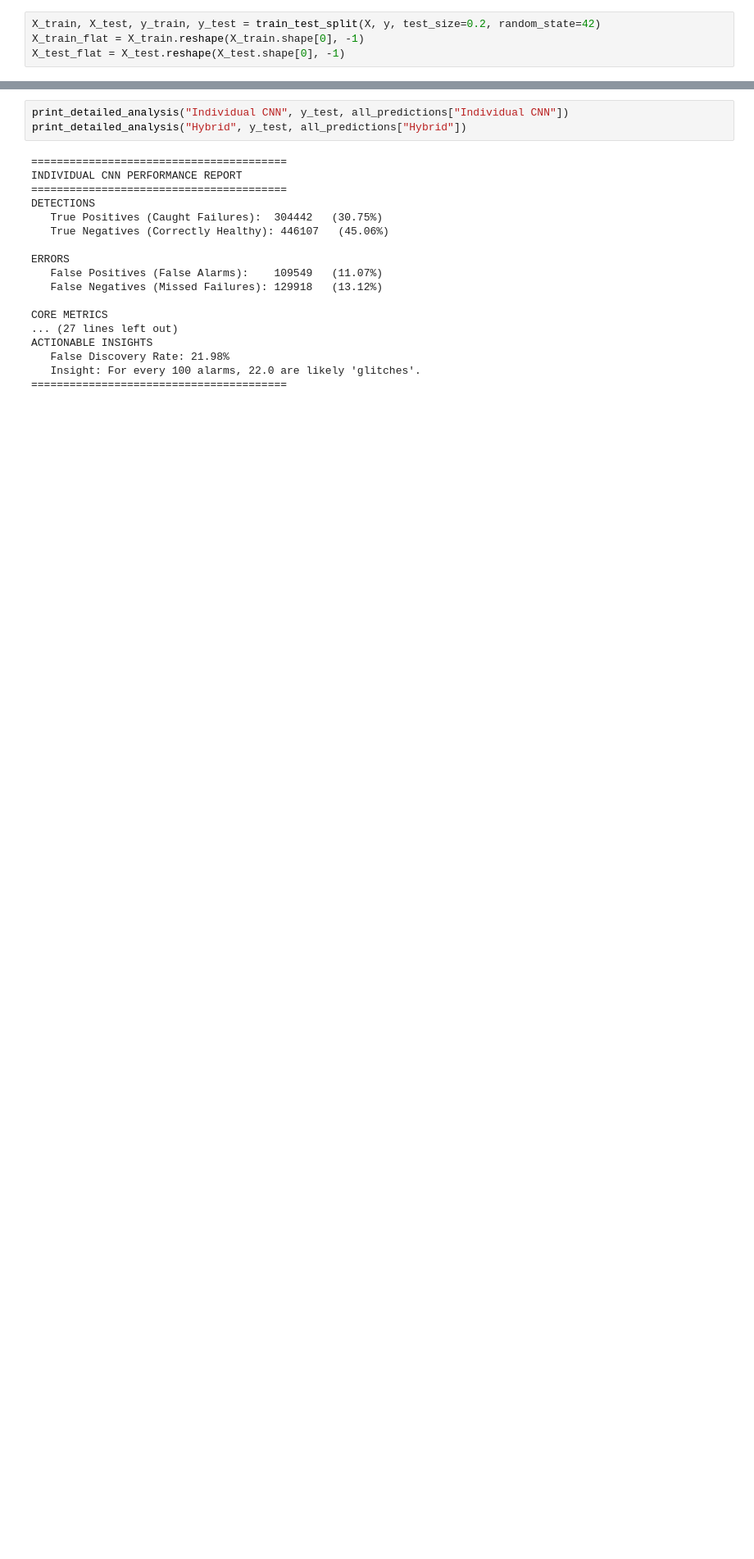
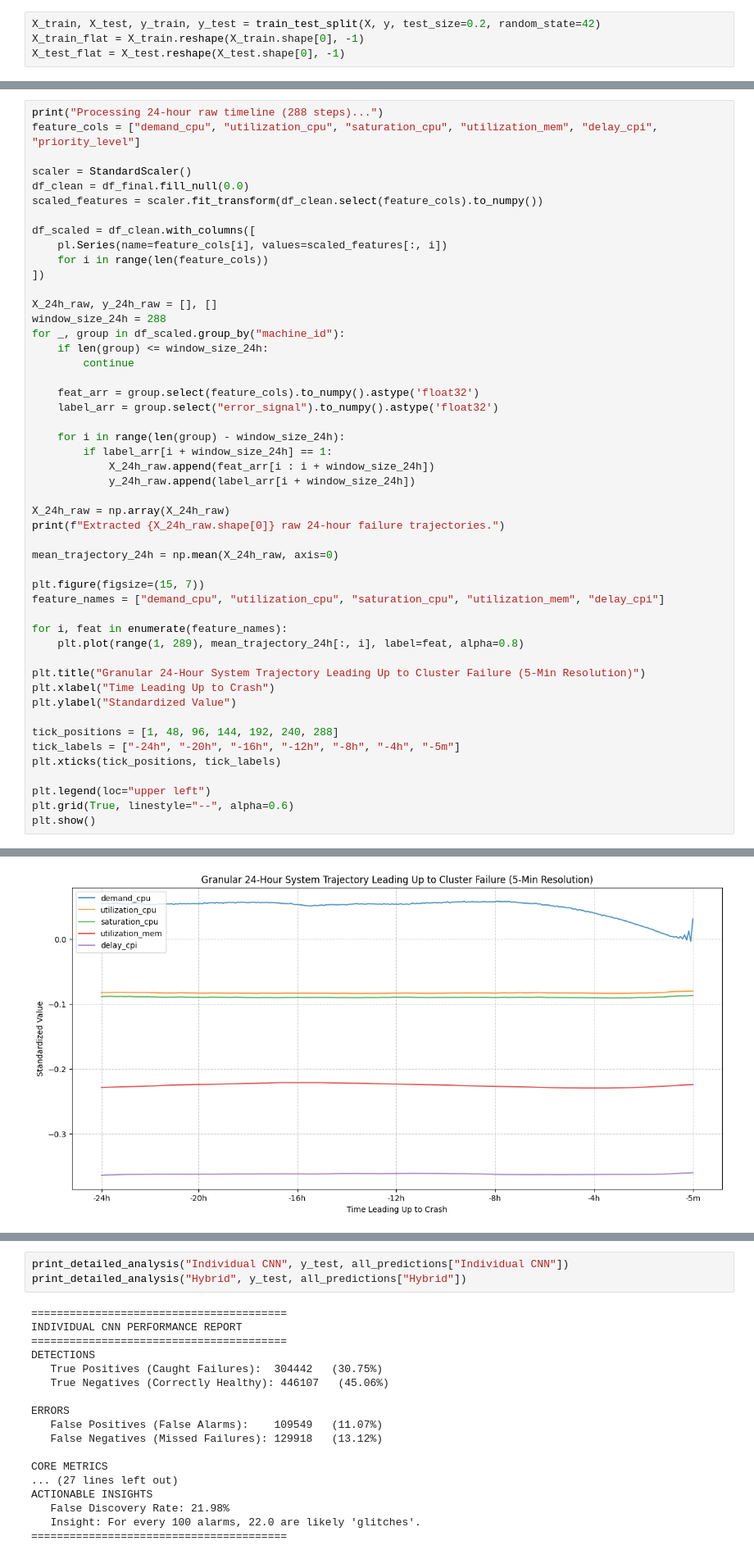
Before and after one commit to Prathik-Sabbu/System-Degradation-Predictor, a Jupyter notebook: data _cleaning.ipynb, the cells around one changed output, grey strips where cells are left out. Shown at 82% size. Cells and saved outputs as stored; diff of their text form; blank space fills up the shorter version.

```diff
--- a/data _cleaning.ipynb
+++ b/data _cleaning.ipynb
@@ -266,0 +317,50 @@ X_test_flat = X_test.reshape(X_test.shape[0], -1)
+# %%
+print("Processing 24-hour raw timeline (288 steps)...")
+feature_cols = ["demand_cpu", "utilization_cpu", "saturation_cpu", "utilization_mem", "delay_cpi", "priority_level"]
+
+scaler = StandardScaler()
+df_clean = df_final.fill_null(0.0)
+scaled_features = scaler.fit_transform(df_clean.select(feature_cols).to_numpy())
+
+df_scaled = df_clean.with_columns([
+    pl.Series(name=feature_cols[i], values=scaled_features[:, i])
+    for i in range(len(feature_cols))
+])
+
+X_24h_raw, y_24h_raw = [], []
+window_size_24h = 288
+for _, group in df_scaled.group_by("machine_id"):
+    if len(group) <= window_size_24h:
+        continue
+
+    feat_arr = group.select(feature_cols).to_numpy().astype('float32')
+    label_arr = group.select("error_signal").to_numpy().astype('float32')
+
+    for i in range(len(group) - window_size_24h):
+        if label_arr[i + window_size_24h] == 1:
+            X_24h_raw.append(feat_arr[i : i + window_size_24h])
+            y_24h_raw.append(label_arr[i + window_size_24h])
+
+X_24h_raw = np.array(X_24h_raw)
+print(f"Extracted {X_24h_raw.shape[0]} raw 24-hour failure trajectories.")
+
+mean_trajectory_24h = np.mean(X_24h_raw, axis=0)
+
+plt.figure(figsize=(15, 7))
+feature_names = ["demand_cpu", "utilization_cpu", "saturation_cpu", "utilization_mem", "delay_cpi"]
+
+for i, feat in enumerate(feature_names):
+    plt.plot(range(1, 289), mean_trajectory_24h[:, i], label=feat, alpha=0.8)
+
+plt.title("Granular 24-Hour System Trajectory Leading Up to Cluster Failure (5-Min Resolution)")
+plt.xlabel("Time Leading Up to Crash")
+plt.ylabel("Standardized Value")
+
+tick_positions = [1, 48, 96, 144, 192, 240, 288]
+tick_labels = ["-24h", "-20h", "-16h", "-12h", "-8h", "-4h", "-5m"]
+plt.xticks(tick_positions, tick_labels)
+
+plt.legend(loc="upper left")
+plt.grid(True, linestyle="--", alpha=0.6)
+plt.show()
+# %% [output]
@@ -266,0 +369 @@ X_test_flat = X_test.reshape(X_test.shape[0], -1)
+[figure, added]
```
Also changed, not shown: parts of 14 cells of this notebook.
